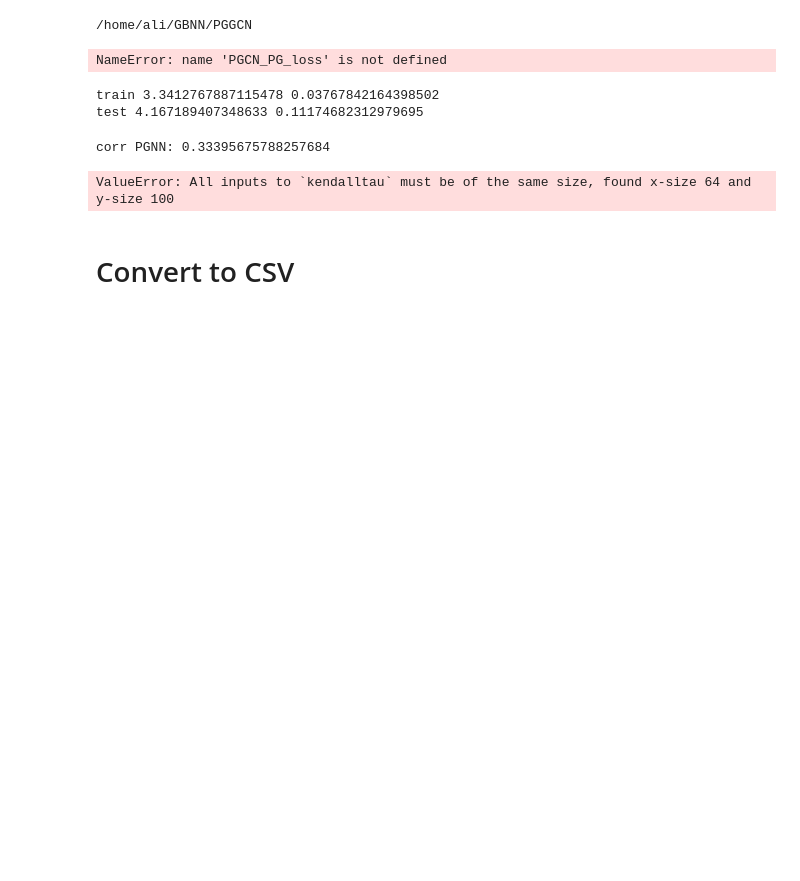
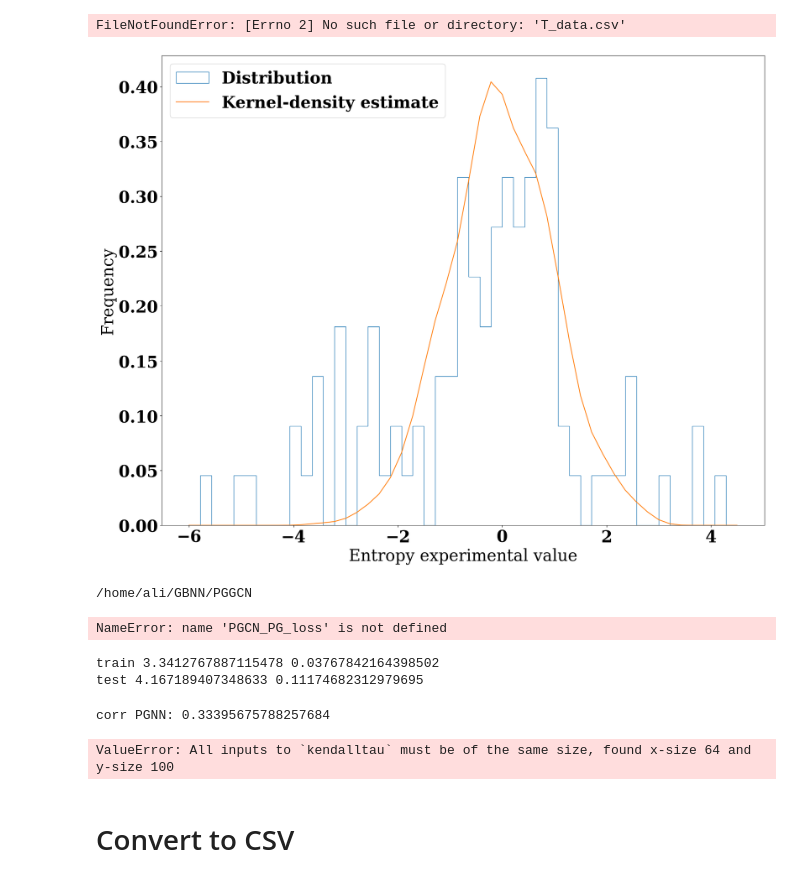
Before and after one commit to aicam/GBNN, a Jupyter notebook: Notebooks/Entropy/JCIM_result_eval.ipynb, the cells around one changed output. Cells and saved outputs as stored; diff of their text form; code cells hidden in the pictures; blank space fills up the shorter version.

```diff
--- a/Notebooks/Entropy/JCIM_result_eval.ipynb
+++ b/Notebooks/Entropy/JCIM_result_eval.ipynb
@@ -14,6 +14,32 @@ font = {'family' : 'serif',
         'size'   : 12}
 
 matplotlib.rc('font', **font)
+# %%
+df = pd.read_csv('T_data.csv')
+# %% [output]
+FileNotFoundError: [Errno 2] No such file or directory: 'T_data.csv'
+# %%
+font = {'family' : 'serif',
+        'weight' : 'bold',
+        'size'   : 30}
+import scipy.stats as stats
+
+noise = np.random.normal(0, 1, (1000, ))
+density = stats.gaussian_kde(noise)
+matplotlib.rc('font', **font)
+figure(figsize=(20, 16), dpi=100)
+
+vals = df['exp'].to_numpy()
+ax.set_xlabel("Entropy values")
+n, x, _ = plt.hist(vals, bins=np.linspace(-6, 4.5, 50),
+                   histtype=u'step', density=True, label="Distribution")
+plt.plot(x, density(x), label="Kernel-density estimate")
+plt.xlabel('Entropy experimental value')
+plt.ylabel('Frequency')
+plt.legend()
+plt.show()
+# %% [output]
+[figure, added]
 # %%
 %cd ../../PGGCN/
 # %% [output]
```
Also changed, not shown: parts of 3 cells of this notebook, 8 other files.
